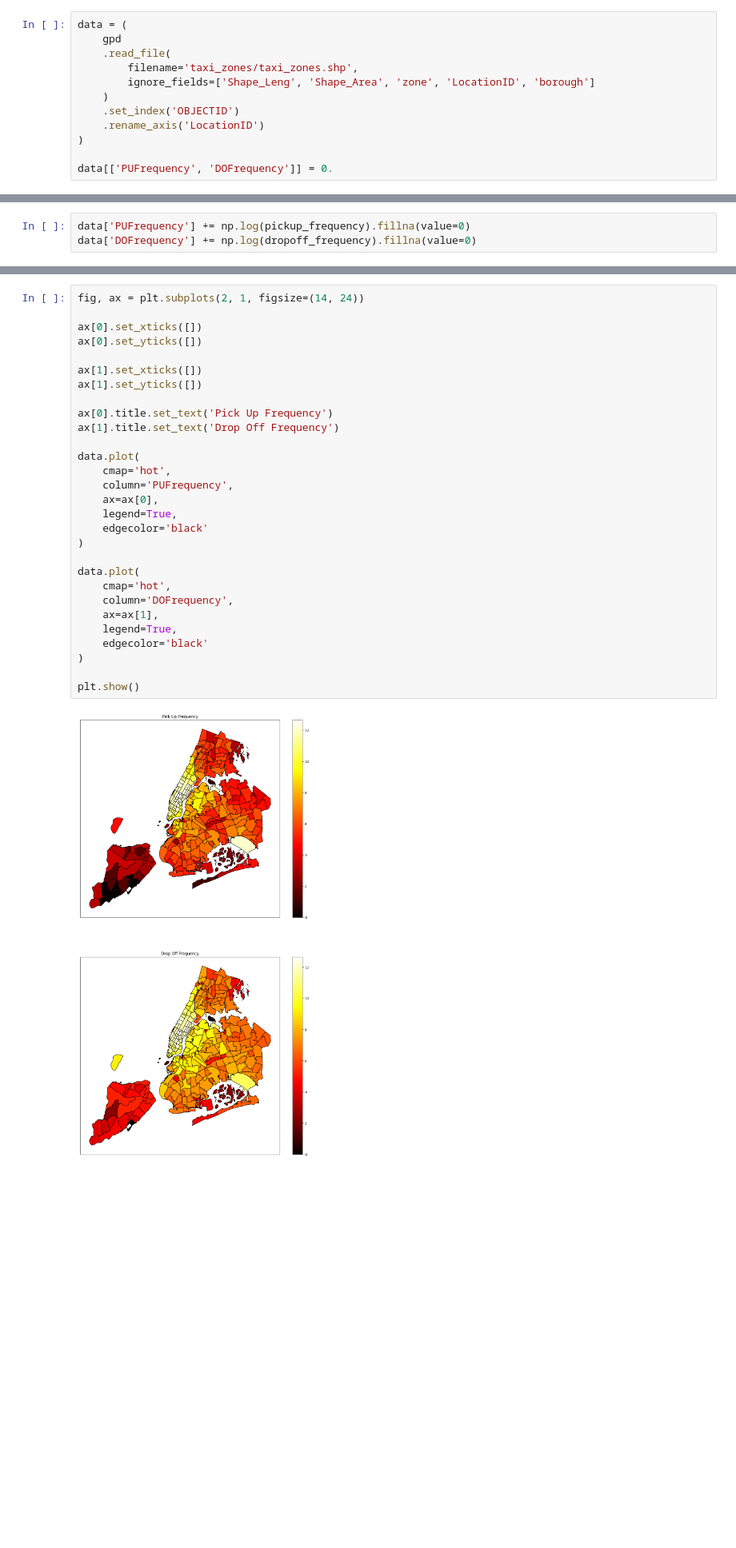
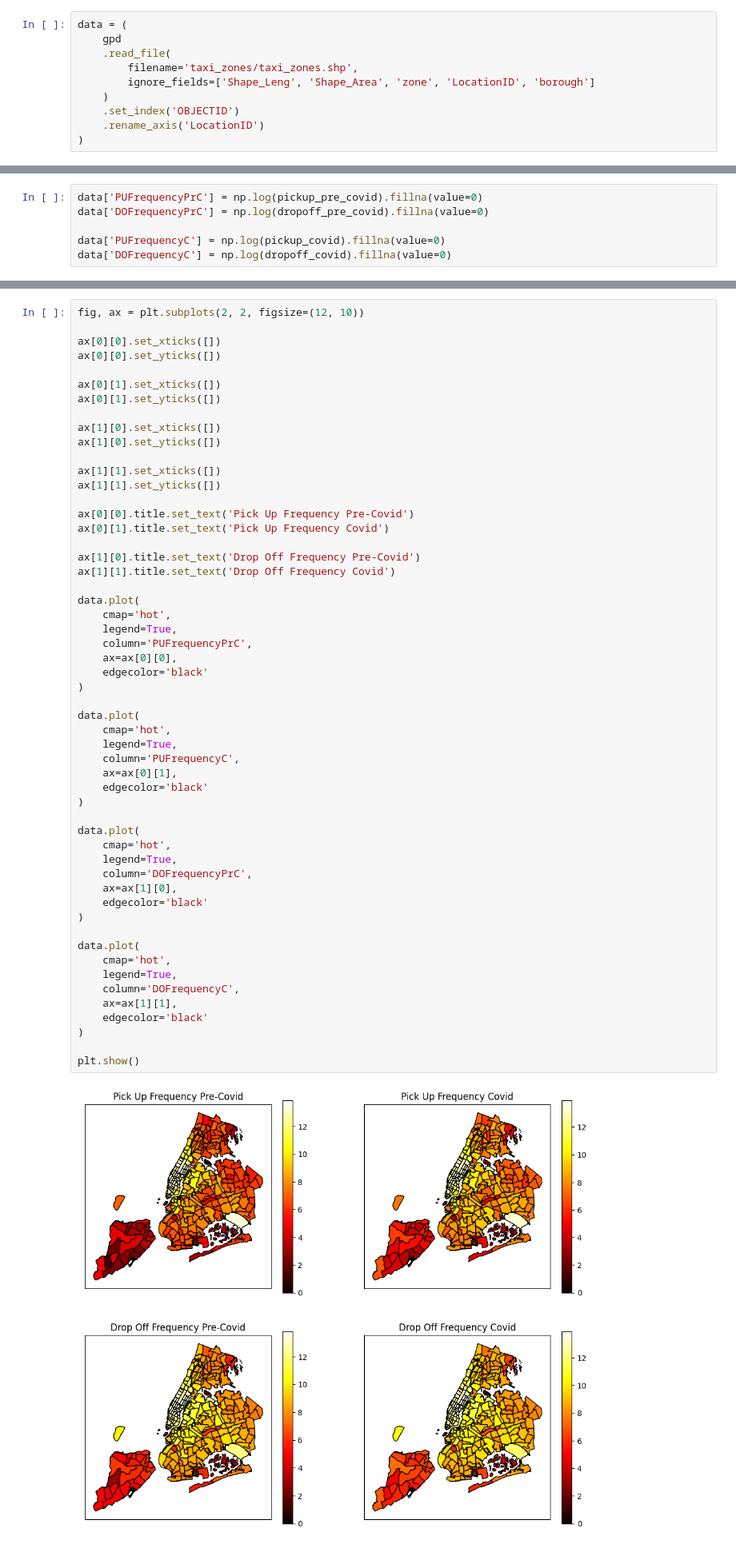
Before and after one commit to Donci31/big-data-group-project, a Jupyter notebook: nyc_map.ipynb, the cells around one changed output, grey strips where cells are left out. Shown: that part at 80% size. Drawn from its saved outputs; the diff is of its cells as text; blank space fills up the shorter version.

Commit message:
Pre Covid and Covid visualization

```diff
--- a/nyc_map.ipynb
+++ b/nyc_map.ipynb
@@ -17,8 +42,6 @@ data = (
     .set_index('OBJECTID')
     .rename_axis('LocationID')
 )
-
-data[['PUFrequency', 'DOFrequency']] = 0.
 # %% [markdown]
 ### Körzetadatok összegzése
 # %%
@@ -38,38 +75,66 @@ dropoff_frequency = (
 # %% [markdown]
 ### Logaritmus vétel és hiányzó adatok kitöltése
 # %%
-data['PUFrequency'] += np.log(pickup_frequency).fillna(value=0)
-data['DOFrequency'] += np.log(dropoff_frequency).fillna(value=0)
+data['PUFrequencyPrC'] = np.log(pickup_pre_covid).fillna(value=0)
+data['DOFrequencyPrC'] = np.log(dropoff_pre_covid).fillna(value=0)
+
+data['PUFrequencyC'] = np.log(pickup_covid).fillna(value=0)
+data['DOFrequencyC'] = np.log(dropoff_covid).fillna(value=0)
 # %% [markdown]
 ### Kirajzolás
 # %%
-fig, ax = plt.subplots(2, 1, figsize=(14, 24))
+fig, ax = plt.subplots(2, 2, figsize=(12, 10))
 
-ax[0].set_xticks([])
-ax[0].set_yticks([])
+ax[0][0].set_xticks([])
+ax[0][0].set_yticks([])
 
-ax[1].set_xticks([])
-ax[1].set_yticks([])
+ax[0][1].set_xticks([])
+ax[0][1].set_yticks([])
 
-ax[0].title.set_text('Pick Up Frequency')
-ax[1].title.set_text('Drop Off Frequency')
+ax[1][0].set_xticks([])
+ax[1][0].set_yticks([])
+
+ax[1][1].set_xticks([])
+ax[1][1].set_yticks([])
+
+ax[0][0].title.set_text('Pick Up Frequency Pre-Covid')
+ax[0][1].title.set_text('Pick Up Frequency Covid')
+
+ax[1][0].title.set_text('Drop Off Frequency Pre-Covid')
+ax[1][1].title.set_text('Drop Off Frequency Covid')
 
 data.plot(
     cmap='hot',
-    column='PUFrequency',
-    ax=ax[0],
     legend=True,
+    column='PUFrequencyPrC',
+    ax=ax[0][0],
     edgecolor='black'
 )
 
 data.plot(
     cmap='hot',
-    column='DOFrequency',
-    ax=ax[1],
     legend=True,
+    column='PUFrequencyC',
+    ax=ax[0][1],
+    edgecolor='black'
+)
+
+data.plot(
+    cmap='hot',
+    legend=True,
+    column='DOFrequencyPrC',
+    ax=ax[1][0],
+    edgecolor='black'
+)
+
+data.plot(
+    cmap='hot',
+    legend=True,
+    column='DOFrequencyC',
+    ax=ax[1][1],
     edgecolor='black'
 )
 
 plt.show()
 # %% [output]
-[figure, old version]
+[figure, new version]
```
Also changed, not shown: parts of 2 cells of this notebook, 1 other file.
